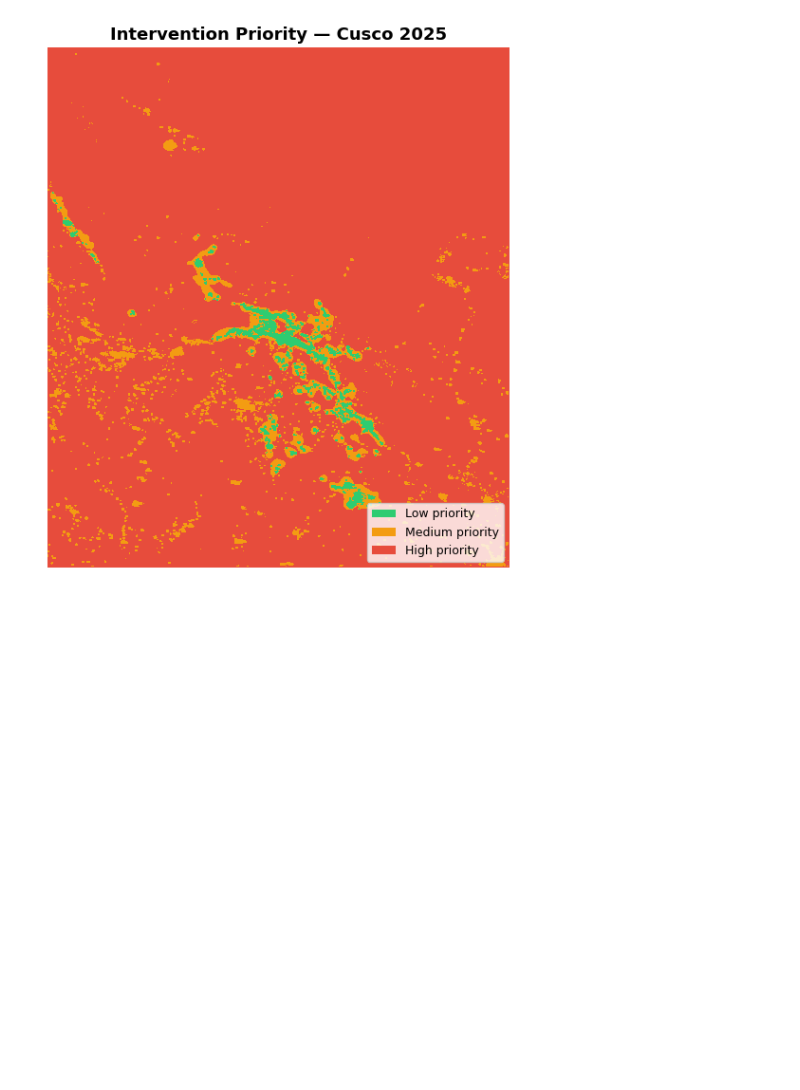
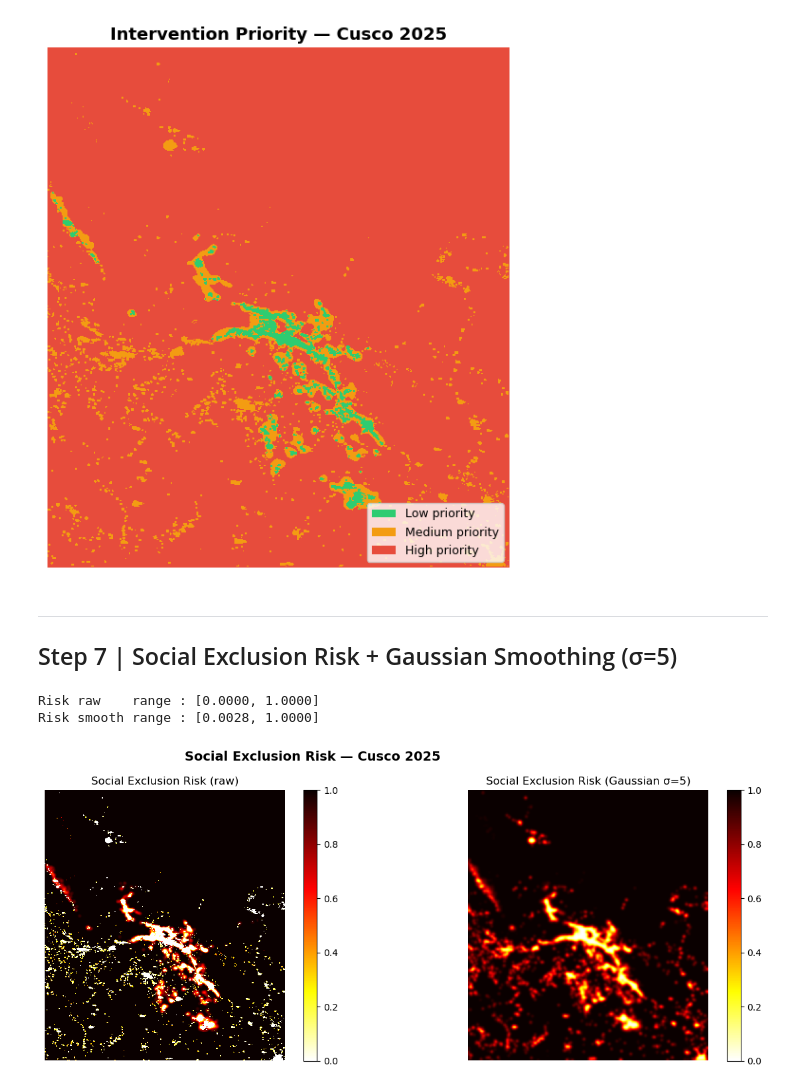
Before and after one commit to JL-VALERO/HW_3, a Jupyter notebook: raster-digital-divide/output/digital_divide_cusco.ipynb, the cells around one changed output. Cells and saved outputs as stored; diff of their text form; code cells hidden in the pictures; blank space fills up the shorter version.

Commit message:
Step 7 — Map 4: Social Exclusion Risk

```diff
--- a/raster-digital-divide/output/digital_divide_cusco.ipynb
+++ b/raster-digital-divide/output/digital_divide_cusco.ipynb
@@ -264,3 +264,32 @@ plt.show()
      2 Medium priority   64135     6.17
      3   High priority  958877    92.30
 [figure]
+# %% [markdown]
+---
+## Step 7 | Social Exclusion Risk + Gaussian Smoothing (σ=5)
+# %%
+risk_raw    = edt * (1 - vnl_norm)
+risk_smooth = gaussian_filter(risk_raw, sigma=5)
+
+print(f"Risk raw    range : [{risk_raw.min():.4f}, {risk_raw.max():.4f}]")
+print(f"Risk smooth range : [{risk_smooth.min():.4f}, {risk_smooth.max():.4f}]")
+
+fig, axes = plt.subplots(1, 2, figsize=(14, 5))
+
+im0 = axes[0].imshow(risk_raw, cmap='hot_r', vmin=0, vmax=1, interpolation='nearest')
+axes[0].set_title('Social Exclusion Risk (raw)', fontsize=12)
+axes[0].axis('off')
+plt.colorbar(im0, ax=axes[0], fraction=0.046, pad=0.04)
+
+im1 = axes[1].imshow(risk_smooth, cmap='hot_r', vmin=0, vmax=1, interpolation='nearest')
+axes[1].set_title('Social Exclusion Risk (Gaussian σ=5)', fontsize=12)
+axes[1].axis('off')
+plt.colorbar(im1, ax=axes[1], fraction=0.046, pad=0.04)
+
+fig.suptitle('Social Exclusion Risk — Cusco 2025', fontsize=14, fontweight='bold')
+plt.tight_layout()
+plt.show()
+# %% [output]
+Risk raw    range : [0.0000, 1.0000]
+Risk smooth range : [0.0028, 1.0000]
+[figure, added]
```
